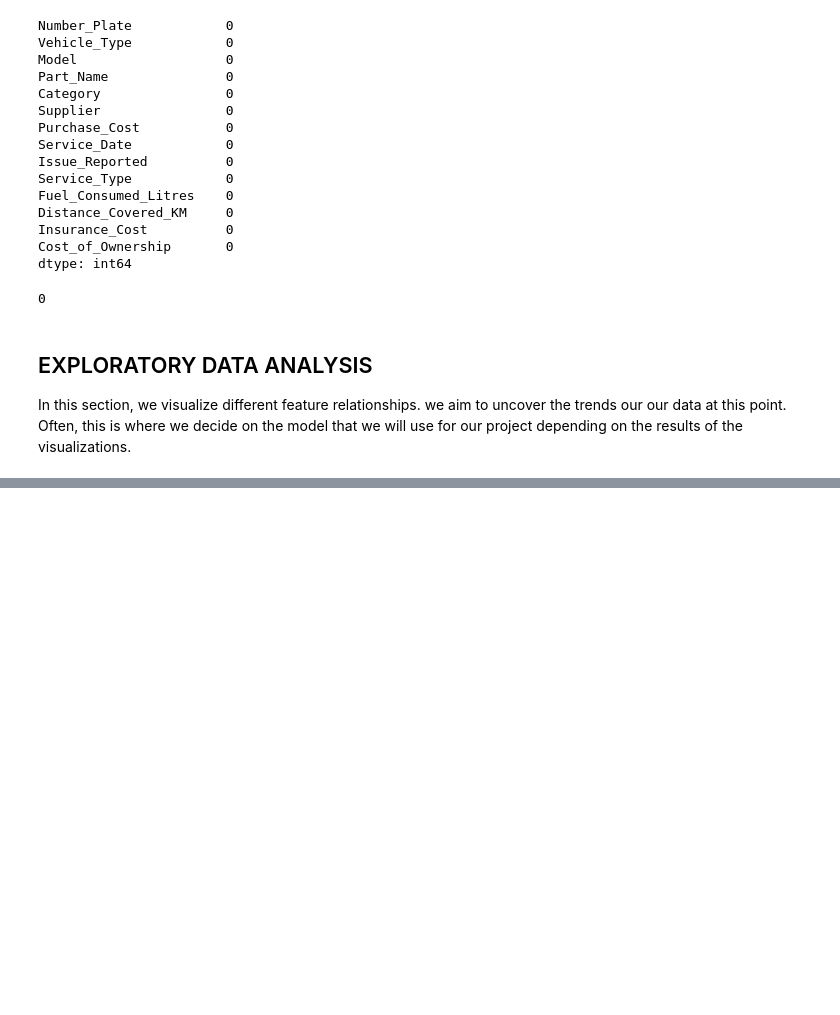
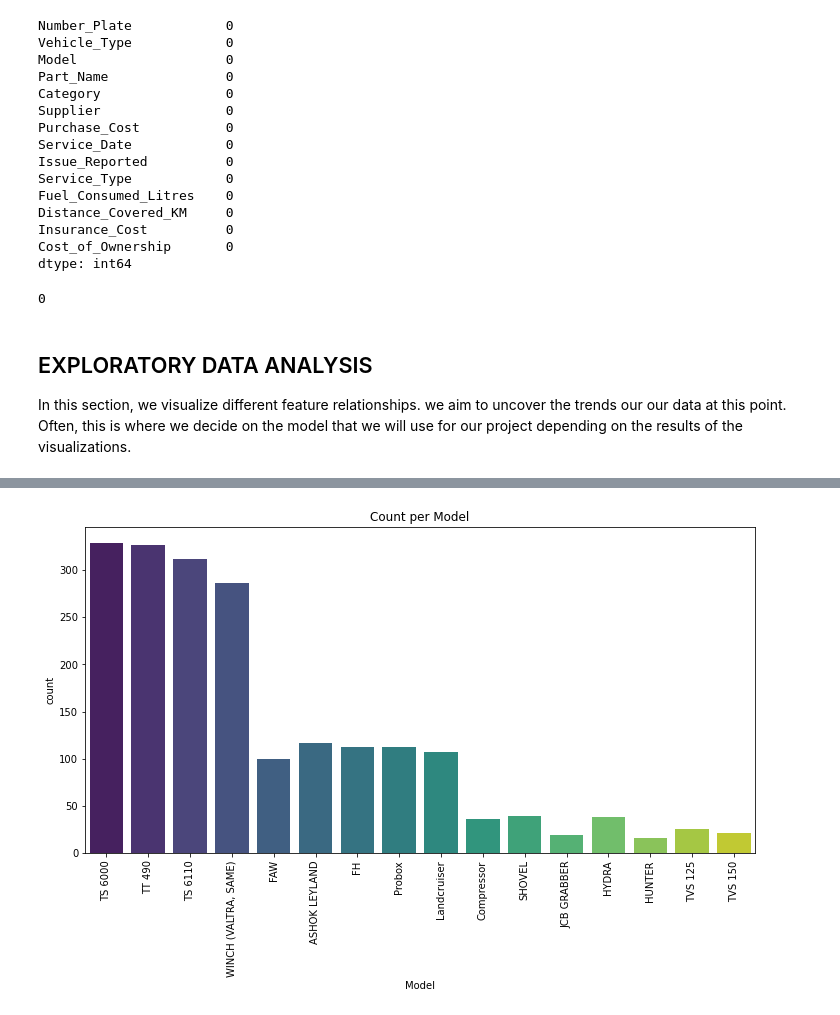
Before and after one commit to Masinde10/Fleet_operations_1, a Jupyter notebook: Fleet_operations_1.ipynb, the cells around one changed output, grey strips where cells are left out. Drawn from its saved outputs; the diff is of its cells as text; code cells hidden in the pictures; blank space fills up the shorter version.

```diff
--- a/Fleet_operations_1.ipynb
+++ b/Fleet_operations_1.ipynb
@@ -116,0 +123,8 @@ In this section, we visualize different feature relationships. we aim to uncover
+# %%
+# Check the models present in the fleet
+plt.figure(figsize=(12,6))
+sns.countplot(data=df, x ='Model', palette='viridis')
+plt.xticks(rotation=90)
+plt.title("Count per Model");
+# %% [output]
+[figure, added]
```
Also changed, not shown: parts of 9 cells of this notebook.
